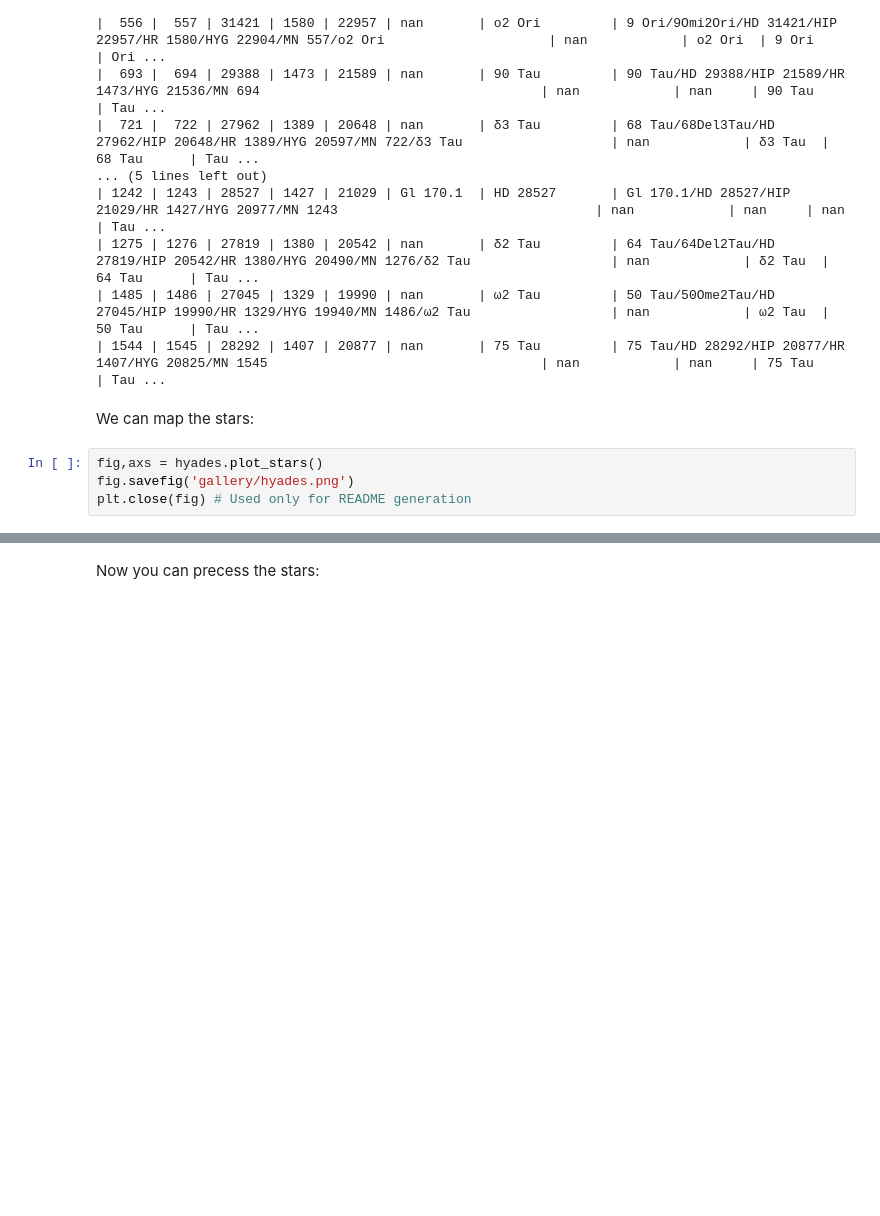
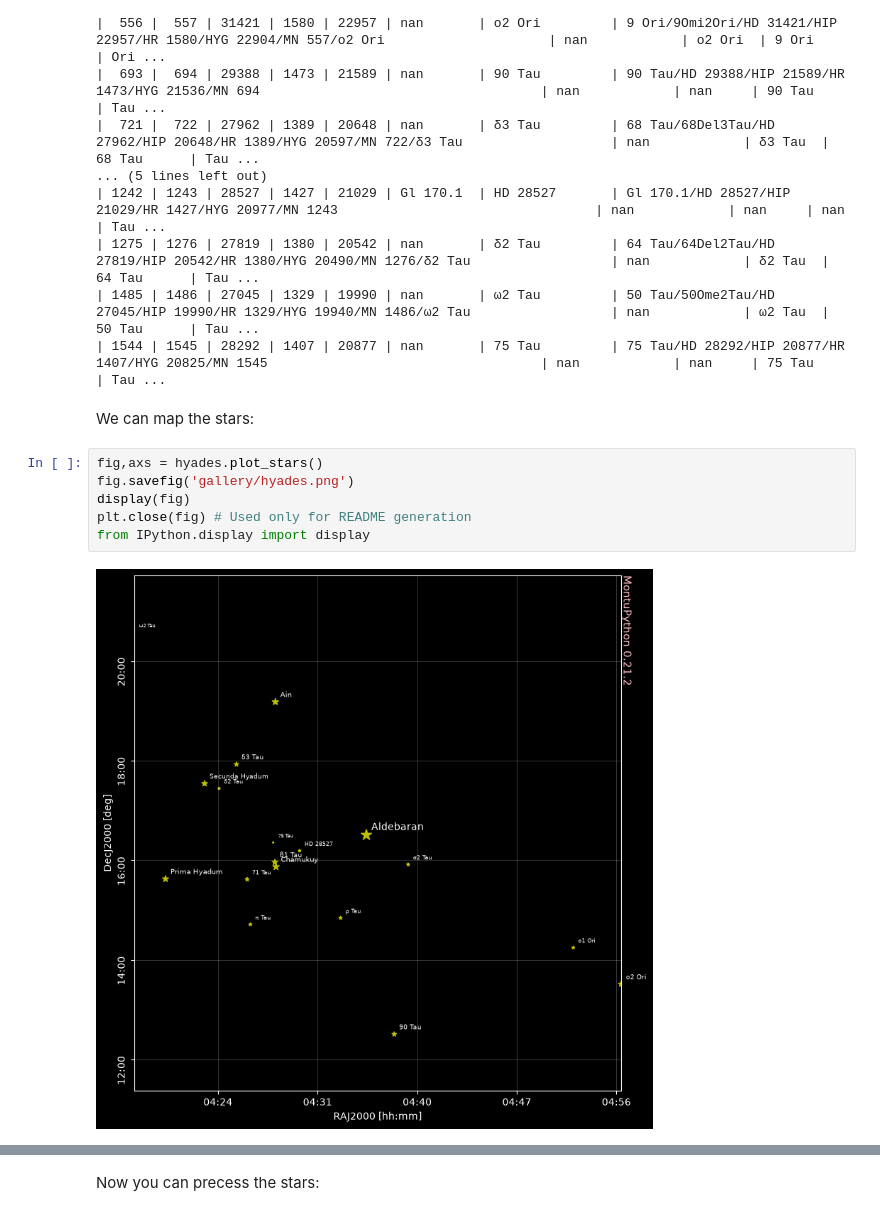
Before and after one commit to seap-udea/MontuPython, a Jupyter notebook: README.ipynb, the cells around one changed output, grey strips where cells are left out. Drawn from its saved outputs; the diff is of its cells as text; blank space fills up the shorter version.

```diff
--- a/README.ipynb
+++ b/README.ipynb
@@ -288,7 +290,11 @@ We can map the stars:
 # %%
 fig,axs = hyades.plot_stars()
 fig.savefig('gallery/hyades.png')
+display(fig)
 plt.close(fig) # Used only for README generation
+from IPython.display import display
+# %% [output]
+[figure, added]
 # %% [markdown]
 <p align="center"><img src="https://github.com/seap-udea/MontuPython/blob/main/gallery/hyades.png?raw=true" alt="Logo""/></p>
 # %% [markdown]
```
Also changed, not shown: parts of 11 cells of this notebook, 19 other files.
